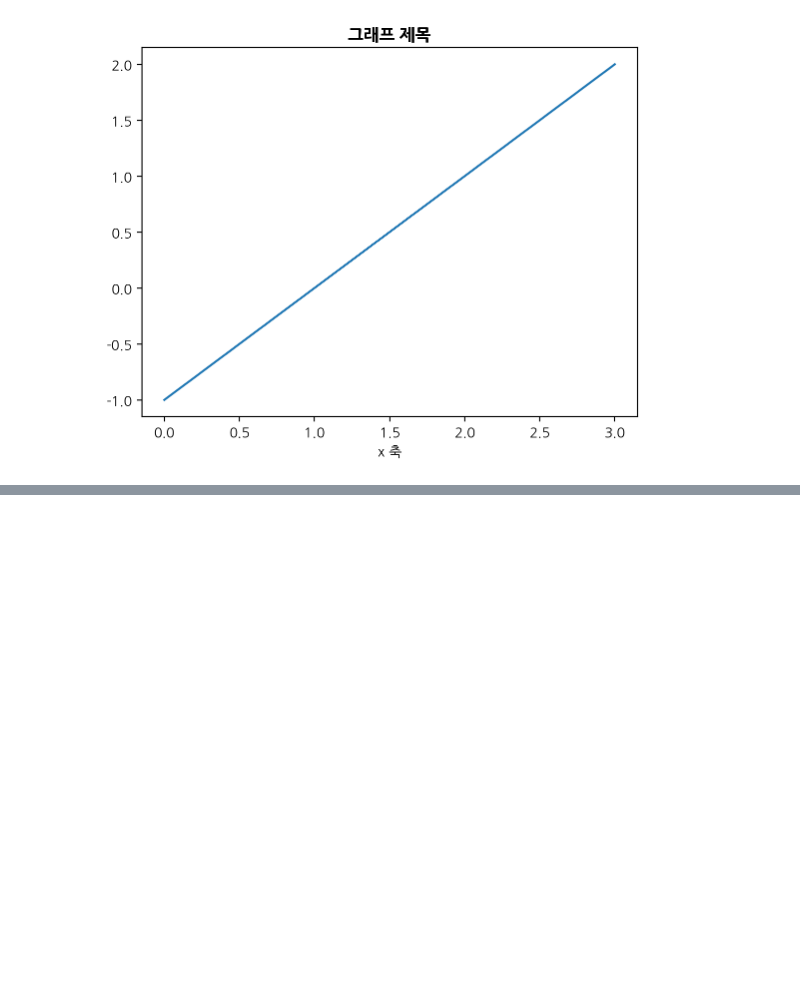
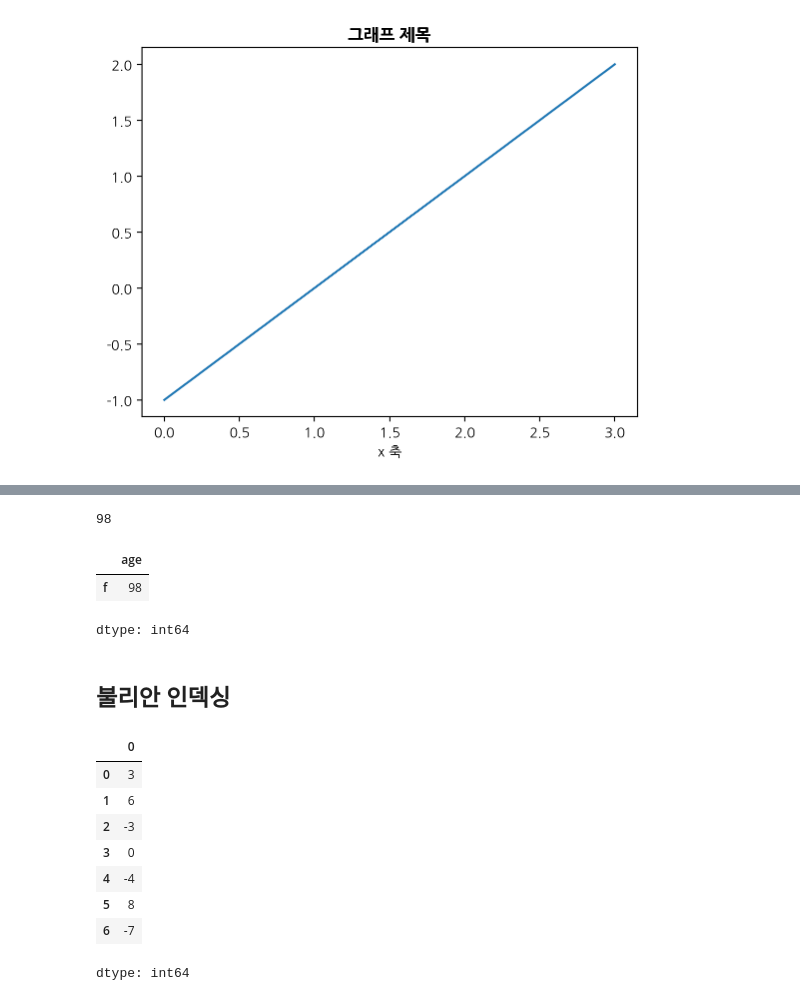
Before and after one commit to woojin0534/2025-1-myclass-BDA, a Jupyter notebook: inclass/01w_bigdata_basic.ipynb, the cells around one changed output, grey strips where cells are left out. Cells and saved outputs as stored; diff of their text form; code cells hidden in the pictures; blank space fills up the shorter version.

```diff
--- a/inclass/01w_bigdata_basic.ipynb
+++ b/inclass/01w_bigdata_basic.ipynb
@@ -57,0 +234,25 @@ plt.show()
+# %%
+age['f'] # 항목을 반환
+# %% [output]
+98
+# %%
+age[['f']] # 항목을 갖는 시리즈를 반환
+# %% [output]
+|  | age |
+| f | 98 |
+dtype: int64
+# %% [markdown]
+## 불리안 인덱싱
+# %%
+s = pd.Series([3, 6, -3, 0, -4, 8, -7])
+s
+# %% [output]
+|  | 0 |
+| 0 | 3 |
+| 1 | 6 |
+| 2 | -3 |
+| 3 | 0 |
+| 4 | -4 |
+| 5 | 8 |
+| 6 | -7 |
+dtype: int64
```
Also changed, not shown: parts of 28 cells of this notebook.
